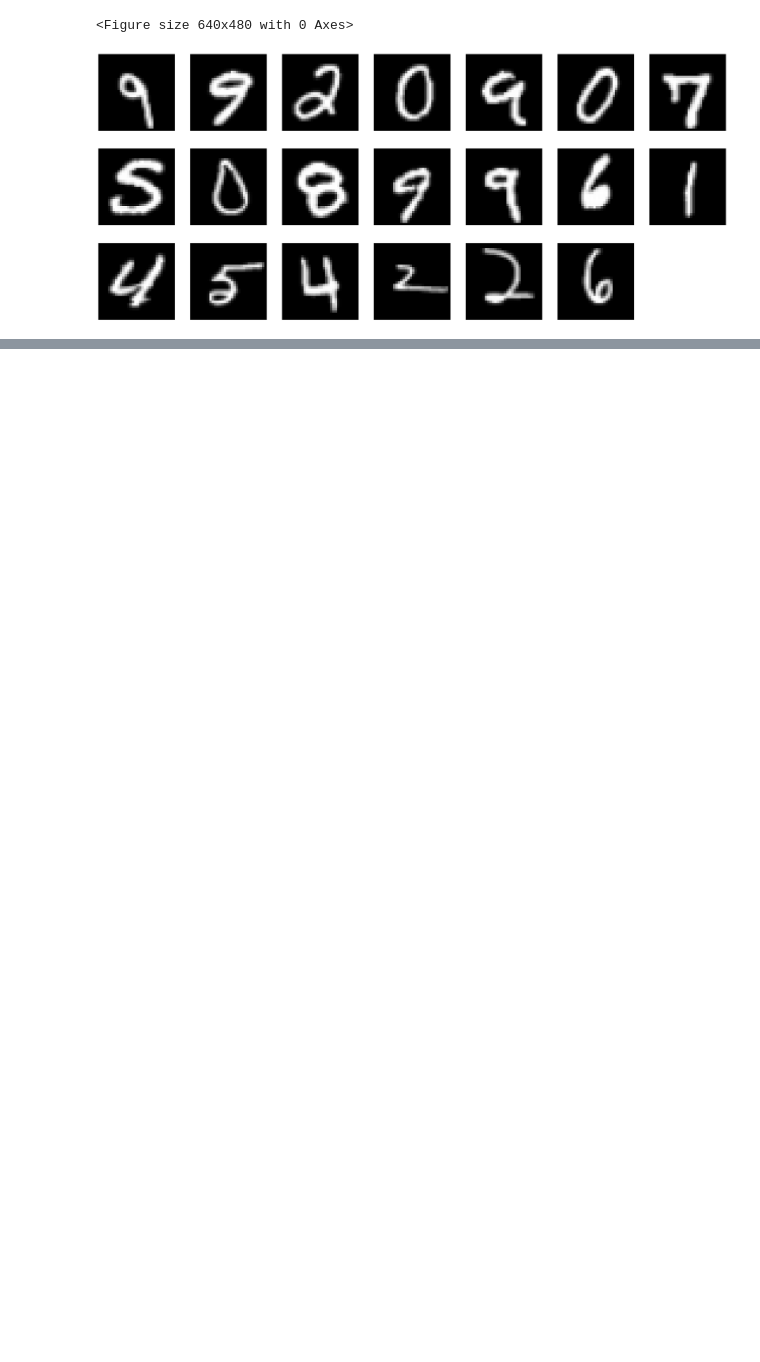
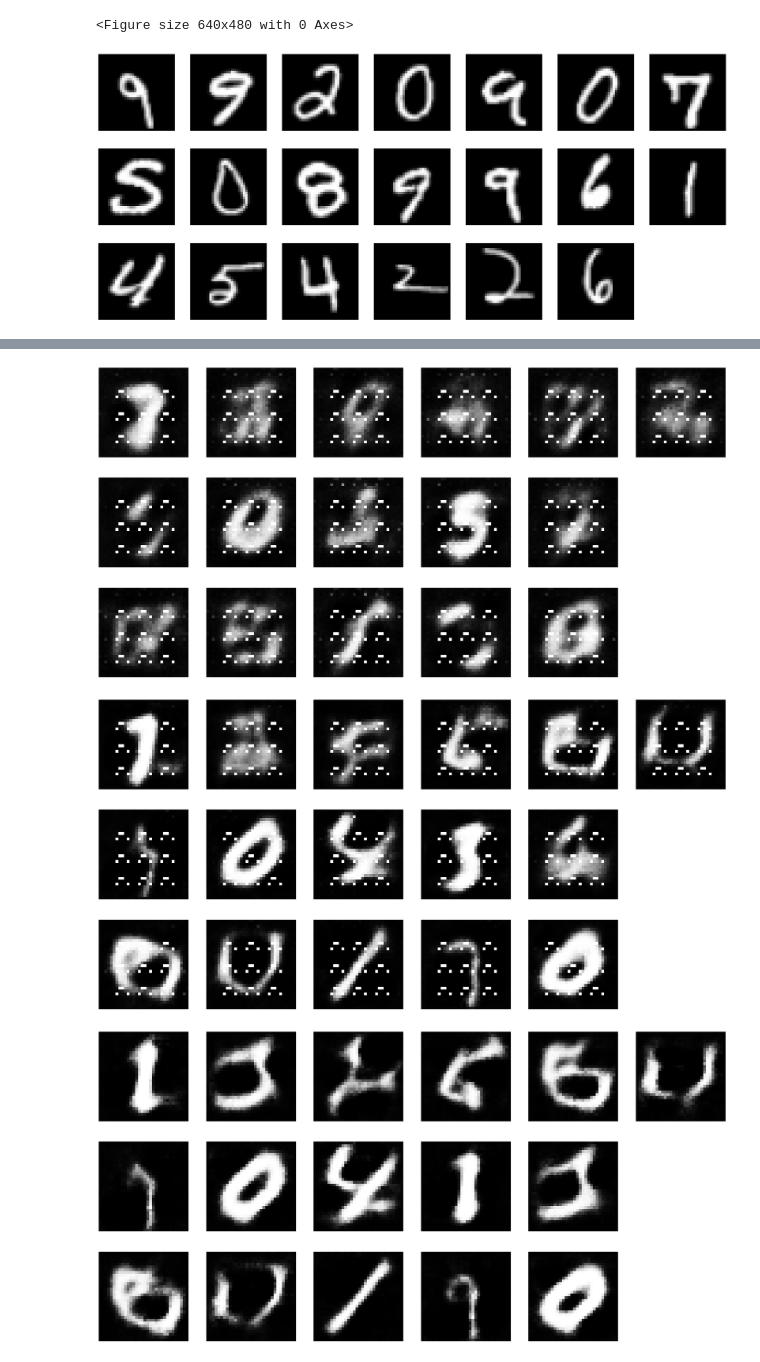
Before and after one commit to kkuroma/gaussian-mixture, a Jupyter notebook: code/categorical-generation/m2.ipynb, the cells around one changed output, grey strips where cells are left out. Drawn from its saved outputs; the diff is of its cells as text; code cells hidden in the pictures; blank space fills up the shorter version.

```diff
--- a/code/categorical-generation/m2.ipynb
+++ b/code/categorical-generation/m2.ipynb
@@ -47,0 +178,63 @@ for a, b in data_loader:
+# %%
+latent_size = 128
+img_ch = 1
+num_epochs = 20
+num_classes = 10
+
+device = torch.device("cuda" if torch.cuda.is_available() else "cpu")
+normal_generator = torch.distributions.Normal(torch.tensor(0).float().to(device), torch.tensor(1).float().to(device))
+
+enc = Encoder(latent_size, img_ch, num_classes).to(device)
+dec = Decoder(latent_size, img_ch, num_classes).to(device)
+
+optimizer = torch.optim.Adam(list(enc.parameters())+list(dec.parameters()), lr=0.0002, betas=(0.5, 0.999))
+# %%
+visualize_noise = torch.randn(16, latent_size, 1, 1).float().to(device)
+class_indices = torch.arange(16) % num_classes  # shape (16,)
+one_hot = torch.nn.functional.one_hot(class_indices, num_classes=num_classes).float().to(device).unsqueeze(-1).unsqueeze(-1)
+visualize_noise = torch.cat([visualize_noise, one_hot], dim=1)
+
+for epoch in range(num_epochs):
+    pbar = tqdm(enumerate(data_loader))
+    enc.train()
+    dec.train()
+    count = 0
+    kl_sum = 0
+    ce_sum = 0
+    l2_sum = 0
+    for i, (data, _) in pbar:
+        optimizer.zero_grad()
+        x = data.to(device)
+        b = x.shape[0]
+        z = enc(x, normal_generator)
+        kl_loss = enc.z_kl
+        ce_loss = enc.c_ce
+        reconstructed = dec(z.reshape(b,latent_size+num_classes,1,1))
+        l2_loss = ((reconstructed - x)**2).sum()
+        vae_loss = kl_loss + l2_loss
+        # some threshold to prevent ce overfitting
+        if ce_loss.item()>0.025:
+            vae_loss += ce_loss
+        vae_loss.backward()
+        optimizer.step()
+
+        count += b
+        kl_sum += kl_loss.item()
+        ce_sum += ce_loss.item()
+        l2_sum += l2_loss.item()
+
+        kl_loss_show = '{:.4f}'.format(kl_sum/count)
+        ce_loss_show = '{:.4f}'.format(ce_sum/count)
+        l2_loss_show = '{:.4f}'.format(l2_sum/count)
+        pbar.set_description(f'Iteration {i+1}/{len(data_loader)}\t[Epoch {epoch+1}/{num_epochs}]\tLosses:\tKL = {kl_loss_show} \tL2 = {l2_loss_show}\tCE = {ce_loss_show}')
+
+    # visualize every 4 epochs
+    if epoch%4==0:
+        with torch.no_grad():
+            dec.eval()
+            pred = dec(visualize_noise.to(device).float())
+            plotter(pred.cpu())
+# %% [output]
+[figure, added]
+[figure, added]
+[figure, added]
```
Also changed, not shown: parts of 19 cells of this notebook, 1 other file.
